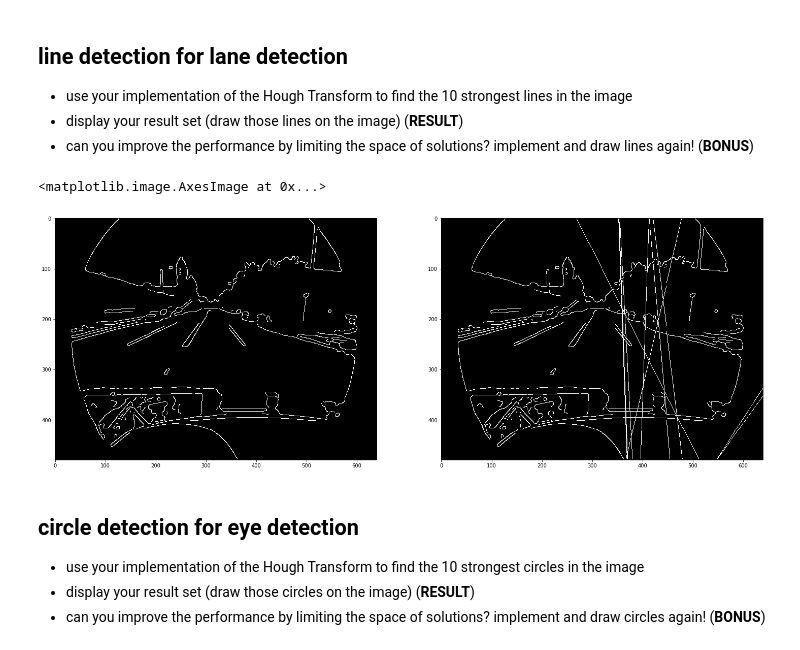
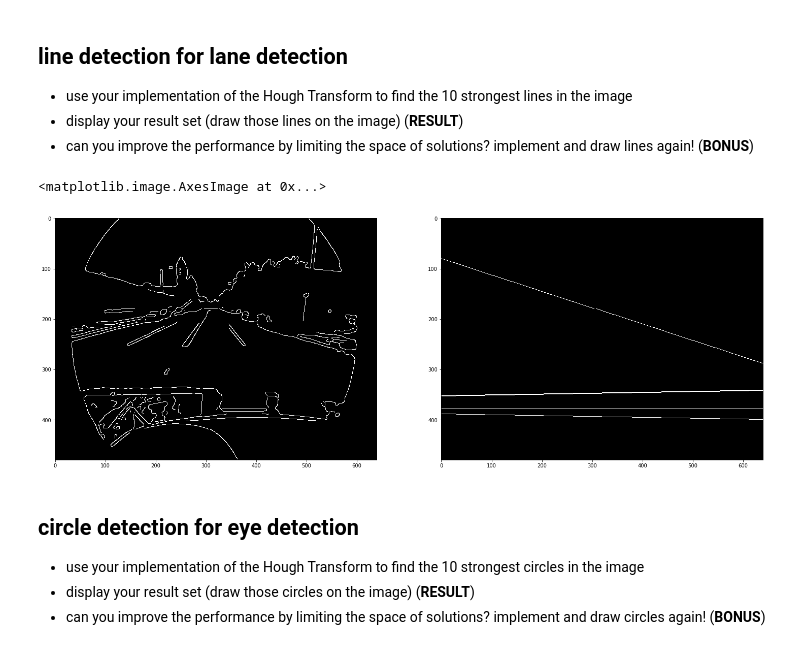
Before and after one commit to gerrit-h/cv201718_assignments, a Jupyter notebook: 03_HoughTransform.ipynb, the cells around one changed output. Saved outputs shown, nothing was run; the diff lists cells and outputs as text; code cells hidden in the pictures.

```diff
--- a/03_HoughTransform.ipynb
+++ b/03_HoughTransform.ipynb
@@ -28,7 +28,7 @@ def hough_accumulator(image):
 
 image = io.imread('images/lane_detection/f00000.png')
 edge_image = feature.canny(color.rgb2gray(image), 2)
-accumulator = hough_line(edge_image)
+accumulator = hough_accumulator(edge_image)
 
 fig = plt.figure(figsize=(25, 15))
 
@@ -72,34 +75,34 @@ def draw_line_hessian_normal(image, a, r):
 # %%
 edge_count = 10
 
 maxima = np.zeros((edge_count, 3))
 
 for r in range(len(accumulator)):
     for a in range(len(accumulator[0])):
         pos = 0
         for m in range(edge_count):
             if accumulator[r, a] >= maxima[m, 0]:
                 pos += 1
                 if pos == edge_count:
                     maxima = np.insert(maxima, pos, [accumulator[r, a], r, a], axis=0)[1:]
             else:
                 maxima = np.insert(maxima, pos, [accumulator[r, a], r, a], axis=0)[1:]
                 break
 
-edge_image_new = edge_image.copy()#np.zeros(edge_image.shape)
+edge_image_new = np.zeros(edge_image.shape)#edge_image.copy()#
 for m in maxima:
     edge_image_new = draw_line_hessian_normal(edge_image_new, int(m[2]), int(m[1]))
 
 fig = plt.figure(figsize=(25, 15))
 
 ax1 = plt.subplot(1, 2, 1)
 ax2 = plt.subplot(1, 2, 2)
 
 ax1.imshow(edge_image, cmap=plt.cm.gray)
 ax2.imshow(edge_image_new, cmap=plt.cm.gray)
 # %% [output]
 <matplotlib.image.AxesImage at 0x...>
-[figure, old version]
+[figure, new version]
 # %% [markdown]
 ## circle detection for eye detection
 * use your implementation of the Hough Transform to find the 10 strongest circles in the image
```
Also changed, not shown: parts of 1 cell of this notebook.
